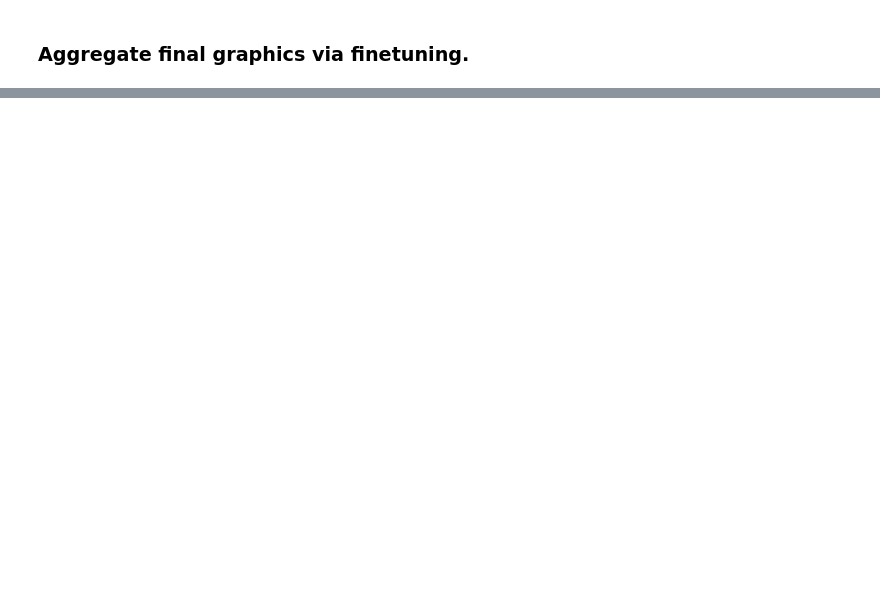
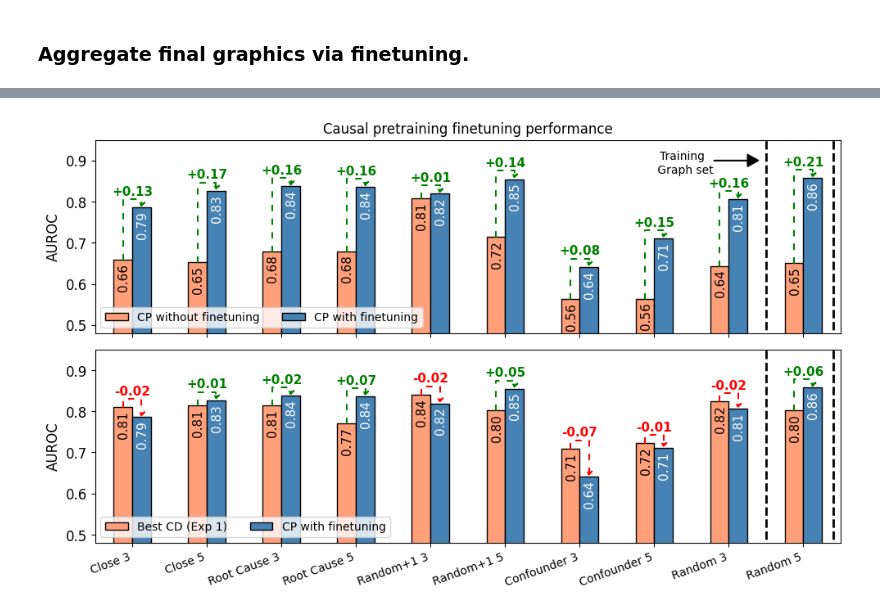
Before and after one commit to CausalRivers/experiments, a Jupyter notebook: exp3.ipynb, the cells around one changed output, grey strips where cells are left out. Saved outputs shown, nothing was run; the diff lists cells and outputs as text; code cells hidden in the pictures; blank space fills up the shorter version.

```diff
--- a/exp3.ipynb
+++ b/exp3.ipynb
@@ -242 +45,18 @@ display(df)
+# %%
+with initialize(version_base=None, config_path="config/"):
+    cfg = compose(config_name='extract.yaml')
+scoring = "Individual AUROC"
+
+runs= load_experimental_grid(mypath=cfg.data_path + "exp3/", method_name="cp").T
+runs = runs[["label_path", scoring]].set_index("label_path")
+runs.index = [x[-2] for x in runs.index.str.split("/")]
+# %%
+df = pd.concat([best,before,runs], axis=1)
+df.columns = ["Best","Before", "After"]
+# %%
+df["Increase"] =  df["After"] - df["Before"]
+df["Increase2"] =  df["After"] - df["Best"]
+df.drop(index=["disjoint_10"],inplace=True)
+# %%
+df.rename(columns={"Before": "CP without finetuning", "After": "CP with finetuning", "Best": "Best CD (Exp 1)"}, inplace=True)
 # %%
@@ -425,0 +133,29 @@ fig.savefig("resources/fine_tune_2.pdf", dpi=300, bbox_inches="tight", pad_inche
+# %%
+fig, ax = plt.subplots(nrows=2, ncols=1, figsize=(10, 6), sharex=True)
+gain_graph(ax[0], df, ["CP without finetuning", "CP with finetuning", "Increase"], color=["#FFA07A", "#4682B4"])
+gain_graph(ax[1], df, ["Best CD (Exp 1)", "CP with finetuning", "Increase2"],color=["C2", "#4682B4"])
+
+ax[0].set_title("Causal pretraining finetuning performance", fontsize=12)
+plt.tight_layout()
+
+ax[0].set_yticks([0.5,0.6,0.7,0.8,0.9],[0.5,0.6,0.7,0.8,0.9])
+ax[1].set_yticks([0.5,0.6,0.7,0.8,0.9],[0.5,0.6,0.7,0.8,0.9])
+
+
+ax[0].vlines(8.5, 0.4,1, linestyle="dashed", color="black", linewidth=2)
+ax[0].vlines(9.4, 0.4,1, linestyle="dashed", color="black", linewidth=2)
+ax[1].vlines(8.5, 0.4,1, linestyle="dashed", color="black", linewidth=2)
+ax[1].vlines(9.4, 0.4,1, linestyle="dashed", color="black", linewidth=2)
+
+ax[0].legend(loc=3, ncols=2)
+ax[1].legend(loc=3, ncols=2)
+
+ax[0].set_xticklabels(["Close 3", "Close 5", "Root Cause 3", "Root Cause 5", "Random+1 3", "Random+1 5", "Confounder 3", "Confounder 5", "Random 3", "Random 5"], fontsize=8)
+
+ax[0].text(7.4, 0.87,"Training \n Graph set", ha="center", fontsize=10)
+#ax[1].text(8., 0.91,"Training \n Graph set", ha="center", fontsize=8)
+ax[0].arrow(7.8, 0.9, 0.6,0., length_includes_head=True, head_width=0.03, head_length=0.15, facecolor="black")
+
+fig.savefig("../graphics/fine_tune.pdf", bbox_inches="tight")
+# %% [output]
+[figure, added]
```
Also changed, not shown: parts of 26 cells of this notebook, 2 other files.
